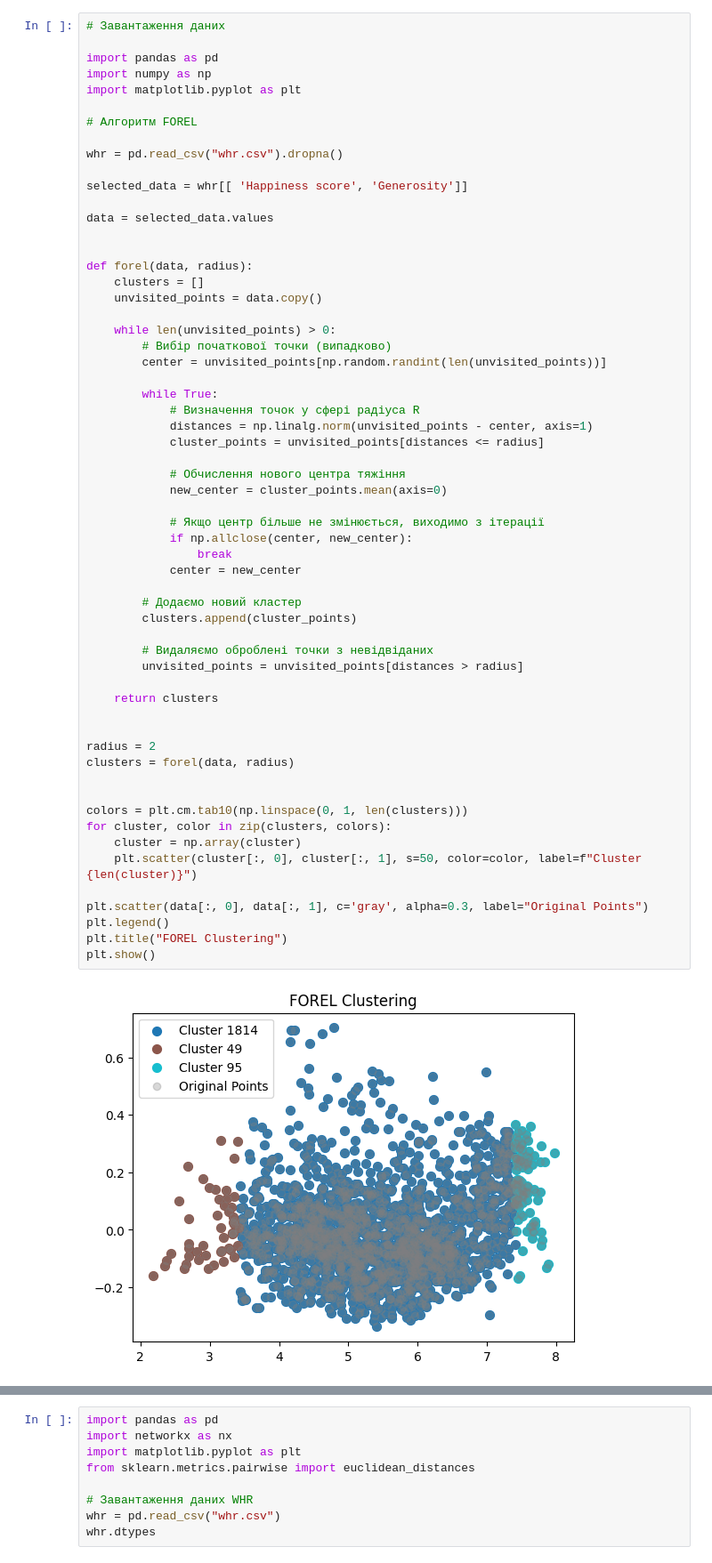
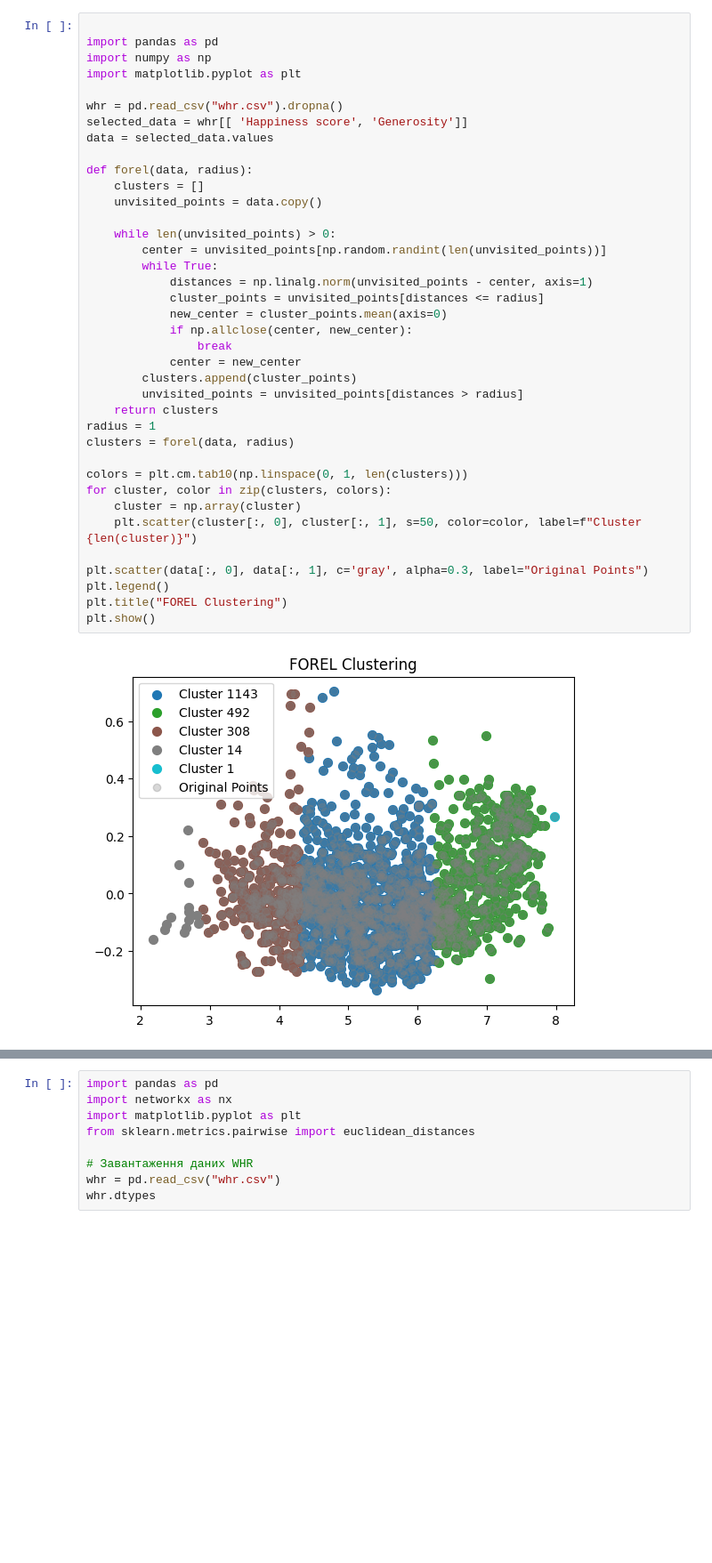
Before and after one commit to MaximKucheriaviy/labNUFT, a Jupyter notebook: VBA/lab8/lab8.ipynb, the cells around one changed output, grey strips where cells are left out. Shown: that part at 89% size. Drawn from its saved outputs; the diff is of its cells as text; blank space fills up the shorter version.

```diff
--- a/VBA/lab8/lab8.ipynb
+++ b/VBA/lab8/lab8.ipynb
@@ -1,64 +1,43 @@
 # %%
-# Завантаження даних
 
 import pandas as pd
 import numpy as np
 import matplotlib.pyplot as plt
 
-# Алгоритм FOREL
-
 whr = pd.read_csv("whr.csv").dropna()
-
 selected_data = whr[[ 'Happiness score', 'Generosity']]
-
 data = selected_data.values
-
 
 def forel(data, radius):
     clusters = []
     unvisited_points = data.copy()
 
     while len(unvisited_points) > 0:
-        # Вибір початкової точки (випадково)
         center = unvisited_points[np.random.randint(len(unvisited_points))]
-
         while True:
-            # Визначення точок у сфері радіуса R
             distances = np.linalg.norm(unvisited_points - center, axis=1)
             cluster_points = unvisited_points[distances <= radius]
-
-            # Обчислення нового центра тяжіння
             new_center = cluster_points.mean(axis=0)
-
-            # Якщо центр більше не змінюється, виходимо з ітерації
             if np.allclose(center, new_center):
                 break
             center = new_center
-
-        # Додаємо новий кластер
         clusters.append(cluster_points)
-
-        # Видаляємо оброблені точки з невідвіданих
         unvisited_points = unvisited_points[distances > radius]
-
     return clusters
-
-
-radius = 2
+radius = 1
 clusters = forel(data, radius)
-
 
 colors = plt.cm.tab10(np.linspace(0, 1, len(clusters)))
 for cluster, color in zip(clusters, colors):
     cluster = np.array(cluster)
     plt.scatter(cluster[:, 0], cluster[:, 1], s=50, color=color, label=f"Cluster {len(cluster)}")
 
 plt.scatter(data[:, 0], data[:, 1], c='gray', alpha=0.3, label="Original Points")
 plt.legend()
 plt.title("FOREL Clustering")
 plt.show()
 # %% [output]
-[figure, old version]
+[figure, new version]
 # %%
 import pandas as pd
 import networkx as nx
```
Also changed, not shown: parts of 4 cells of this notebook, 1 other file.
